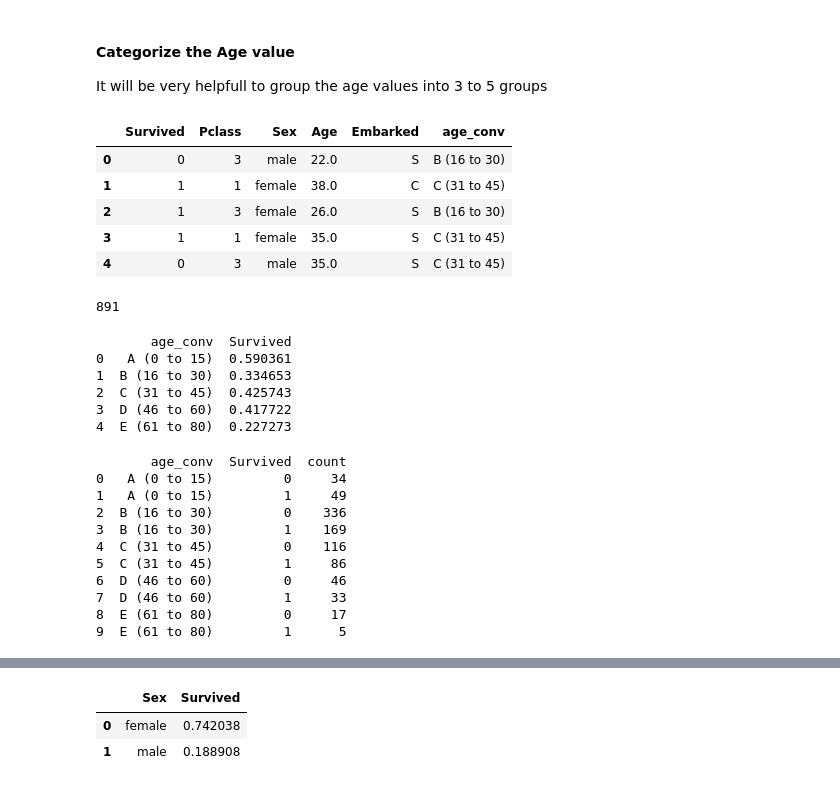
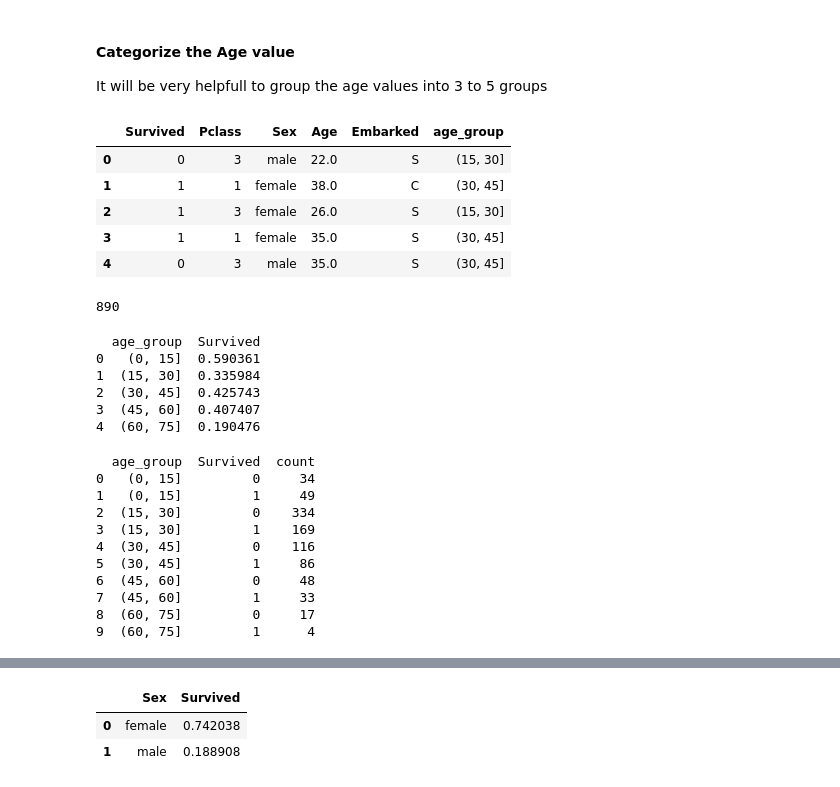
Before and after one commit to Alkhoraif/titanic_dand, a Jupyter notebook: dand_titanic_p2.ipynb, the cells around one changed output, grey strips where cells are left out. Drawn from its saved outputs; the diff is of its cells as text; code cells hidden in the pictures.

```diff
--- a/dand_titanic_p2.ipynb
+++ b/dand_titanic_p2.ipynb
@@ -164,0 +160,4 @@ sns.factorplot('Survived',data = data,kind='count')
+# %%
+data['Survived'].replace({0:'No', 1:'Yes'}, inplace=True)
+sns.factorplot('Survived',data = data,kind='count')
+plt.title('The Survival Count Among Passengers')
@@ -164,0 +167,3 @@ sns.factorplot('Survived',data = data,kind='count')
+# %%
+# reverse Survived,'No': 0, 'Yes': 1
+data['Survived'].replace({'No': 0, 'Yes': 1}, inplace=True)
@@ -205,4 +212,6 @@ The age are varied from 0 to 80 years, and the mean are located from 25 to 30.
 #### Categorize the Age value
 
 It will be very helpfull to group the age values into 3 to 5 groups
+# %%
+data['age_group'] = pd.cut(data['Age'], range(0,80,15))
 # %%
@@ -224,46 +234,45 @@ age = age.apply(convert_age)
 # %%
-data['age_conv'] = age
 data.head()
 # %% [output]
-|  | Survived | Pclass | Sex | Age | Embarked | age_conv |
-| 0 | 0 | 3 | male | 22.0 | S | B (16 to 30) |
-| 1 | 1 | 1 | female | 38.0 | C | C (31 to 45) |
-| 2 | 1 | 3 | female | 26.0 | S | B (16 to 30) |
-| 3 | 1 | 1 | female | 35.0 | S | C (31 to 45) |
-| 4 | 0 | 3 | male | 35.0 | S | C (31 to 45) |
+|  | Survived | Pclass | Sex | Age | Embarked | age_group |
+| 0 | 0 | 3 | male | 22.0 | S | (15, 30] |
+| 1 | 1 | 1 | female | 38.0 | C | (30, 45] |
+| 2 | 1 | 3 | female | 26.0 | S | (15, 30] |
+| 3 | 1 | 1 | female | 35.0 | S | (30, 45] |
+| 4 | 0 | 3 | male | 35.0 | S | (30, 45] |
 # %%
 # Make sure the age_conv has the same length of your data
-data['age_conv'].count()
+data['age_group'].count()
 # %% [output]
-891
+890
 # %%
 # printing the survival rate of each group
-x_data = data[['age_conv', 'Survived']].groupby(['age_conv'], as_index=False).mean().sort_values(by='age_conv', ascending=True)
+x_data = data[['age_group', 'Survived']].groupby(['age_group'], as_index=False).mean().sort_values(by='age_group', ascending=True)
 
 print x_data
 # %% [output]
-       age_conv  Survived
-0   A (0 to 15)  0.590361
-1  B (16 to 30)  0.334653
-2  C (31 to 45)  0.425743
-3  D (46 to 60)  0.417722
-4  E (61 to 80)  0.227273
+  age_group  Survived
+0   (0, 15]  0.590361
+1  (15, 30]  0.335984
+2  (30, 45]  0.425743
+3  (45, 60]  0.407407
+4  (60, 75]  0.190476
 # %%
 # printing the number of passenger who survived or died for each group
-df = data.groupby(['age_conv', 'Survived']).size().reset_index().rename(columns={0:'count'})
+df = data.groupby(['age_group', 'Survived']).size().reset_index().rename(columns={0:'count'})
 print df
 # %% [output]
-       age_conv  Survived  count
-0   A (0 to 15)         0     34
-1   A (0 to 15)         1     49
-2  B (16 to 30)         0    336
-3  B (16 to 30)         1    169
-4  C (31 to 45)         0    116
-5  C (31 to 45)         1     86
-6  D (46 to 60)         0     46
-7  D (46 to 60)         1     33
-8  E (61 to 80)         0     17
-9  E (61 to 80)         1      5
+  age_group  Survived  count
+0   (0, 15]         0     34
+1   (0, 15]         1     49
+2  (15, 30]         0    334
+3  (15, 30]         1    169
+4  (30, 45]         0    116
+5  (30, 45]         1     86
+6  (45, 60]         0     48
+7  (45, 60]         1     33
+8  (60, 75]         0     17
+9  (60, 75]         1      4
 # %%
 # printing the number of passenger who survived or died
 # for each group with different gender
```
Also changed, not shown: parts of 12 cells of this notebook.
